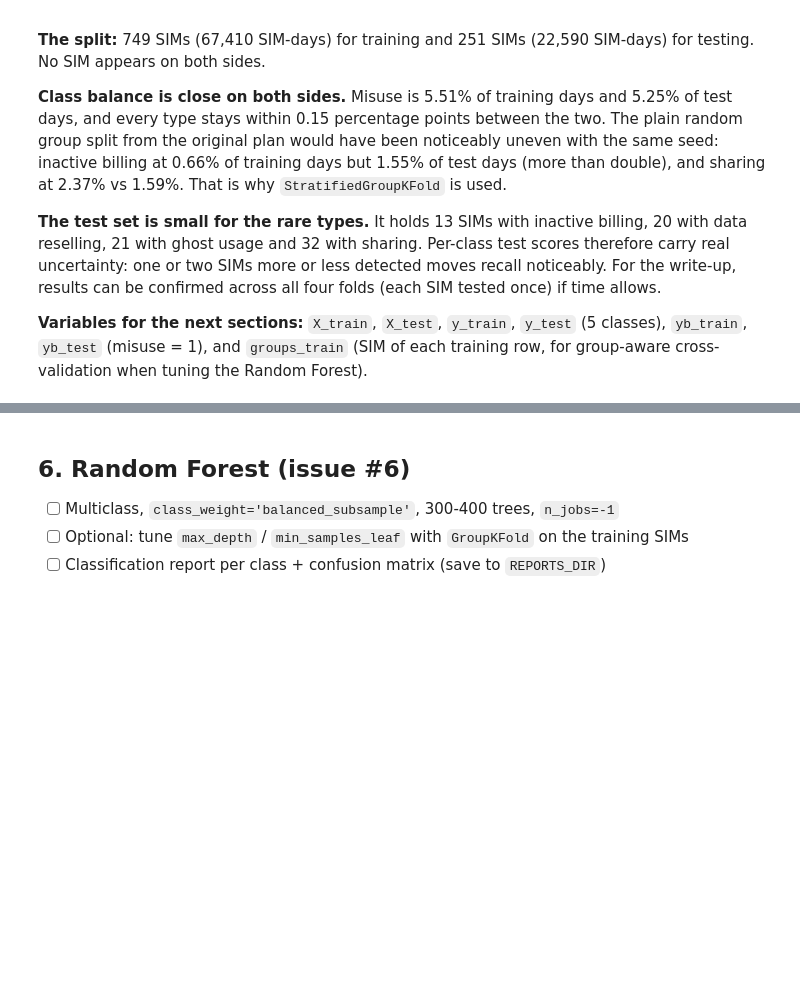
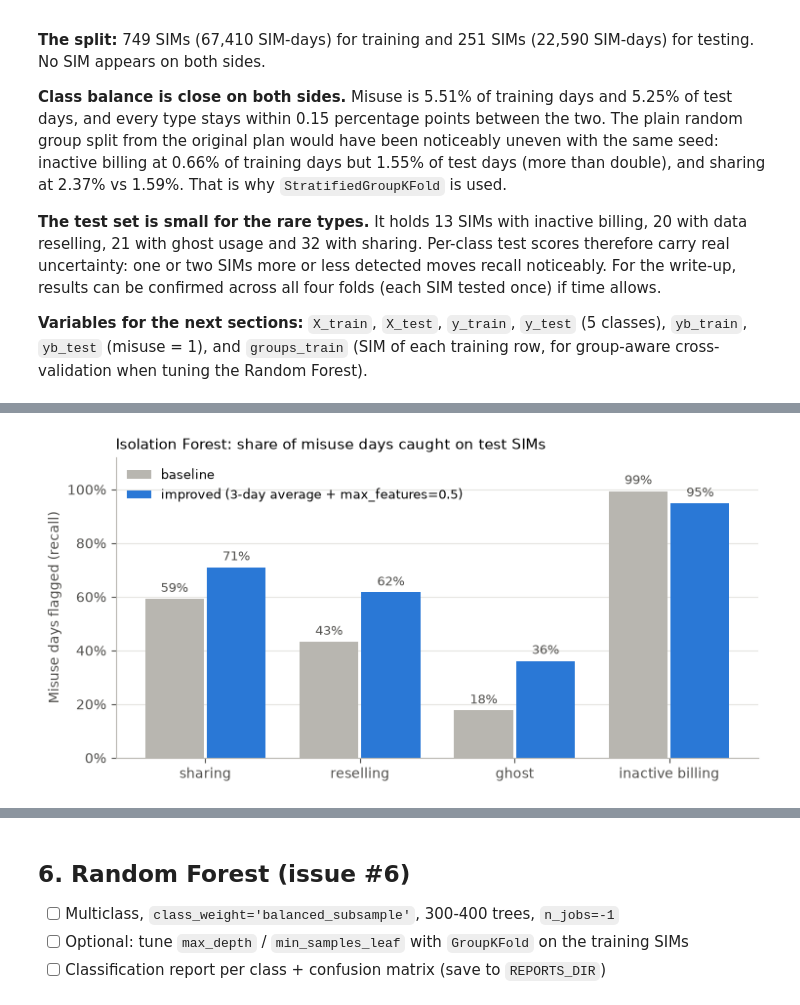
Before and after one commit to ianchomba1/proSIM, a Jupyter notebook: ml-training/notebooks/01_misuse_training.ipynb, the cells around one changed output, grey strips where cells are left out. Saved outputs shown, nothing was run; the diff lists cells and outputs as text; code cells hidden in the pictures; blank space fills up the shorter version.

```diff
--- a/ml-training/notebooks/01_misuse_training.ipynb
+++ b/ml-training/notebooks/01_misuse_training.ipynb
@@ -657,0 +777,9 @@ comparison
+# %%
+rows = []
+for share in [0.01, 0.02, 0.055, 0.10, 0.15]:
+    thr = np.quantile(iso_score_train, 1 - share)
+    flag = (iso_score_test >= thr).astype(int)
+    p, r, f, _ = precision_recall_fscore_support(yb_test, flag, average="binary", zero_division=0)
+    rows.append({"flag top share of days": f"{share:.1%}", "precision": round(p, 3), "recall": round(r, 3),
+                 "f1": round(f, 3), "false alarms per 1,000 normal days": round(1000 * flag[yb_test == 0].mean(), 1)})
+pd.DataFrame(rows).set_index("flag top share of days")
@@ -657,0 +883,26 @@ comparison
+# %%
+# Share of each misuse type's test days flagged, before and after
+from matplotlib.ticker import PercentFormatter
+
+rec_base = [base["flag"][y_test == c].mean() for c in MISUSE]
+rec_new = [iso_flag_test[y_test == c].mean() for c in MISUSE]
+labels = [SHORT[c].replace("\n", " ") for c in MISUSE]
+xpos = np.arange(len(MISUSE))
+w = 0.38
+
+fig, ax = plt.subplots(figsize=(8.5, 4))
+b1 = ax.bar(xpos - w / 2 - 0.01, rec_base, w, color="#b8b6b0", label="baseline")
+b2 = ax.bar(xpos + w / 2 + 0.01, rec_new, w, color="#2a78d6", label="improved (3-day average + max_features=0.5)")
+for bars in (b1, b2):
+    ax.bar_label(bars, labels=[f"{v:.0%}" for v in bars.datavalues], padding=3, fontsize=9, color="#52514e")
+ax.set_xticks(xpos, labels)
+ax.set_ylim(0, 1.12)
+ax.yaxis.set_major_formatter(PercentFormatter(1.0))
+ax.set_ylabel("Misuse days flagged (recall)")
+ax.set_title("Isolation Forest: share of misuse days caught on test SIMs", loc="left")
+ax.grid(axis="x", visible=False)
+ax.legend(frameon=False, loc="upper left", fontsize=9)
+savefig(fig, "iso_baseline_vs_improved.png")
+plt.show()
+# %% [output]
+[figure, added]
```
Also changed, not shown: parts of 20 cells of this notebook, 2 other files.
